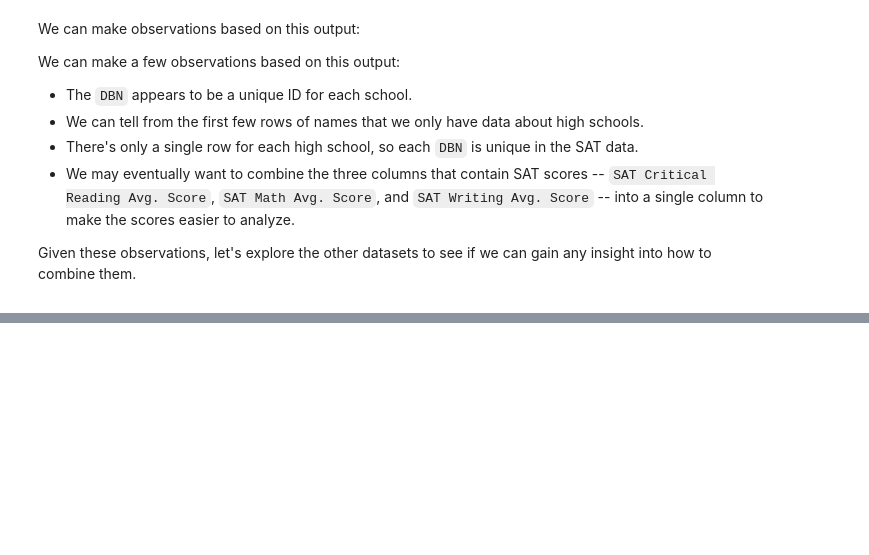
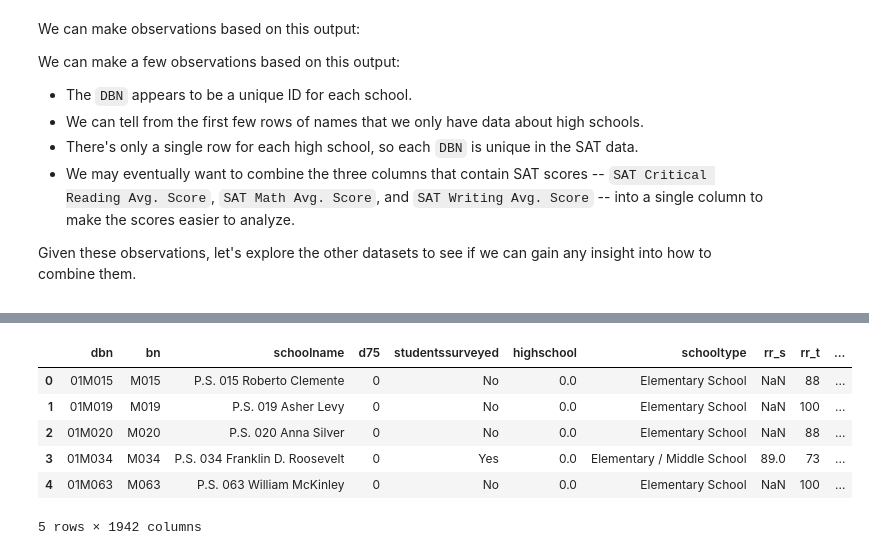
Before and after one commit to albertjimrod/Data-science-projects, a Jupyter notebook: 03_Data_Cleaning/Analyzing NYC High School Data/Analyzing_NYC_High_School_Data.ipynb, the cells around one changed output, grey strips where cells are left out. Cells and saved outputs as stored; diff of their text form; code cells hidden in the pictures; blank space fills up the shorter version.

```diff
--- a/03_Data_Cleaning/Analyzing NYC High School Data/Analyzing_NYC_High_School_Data.ipynb
+++ b/03_Data_Cleaning/Analyzing NYC High School Data/Analyzing_NYC_High_School_Data.ipynb
@@ -286,0 +310,12 @@ dataset: ap_2010       DBN                             SchoolName AP Test Takers
+# %%
+survey_all = pd.read_csv("schools/survey_all.txt",encoding='Windows-1252',delimiter='\t')
+# %%
+survey_all.head(5)
+# %% [output]
+|  | dbn | bn | schoolname | d75 | studentssurveyed | highschool | schooltype | rr_s | rr_t | ... |
+| 0 | 01M015 | M015 | P.S. 015 Roberto Clemente | 0 | No | 0.0 | Elementary School | NaN | 88 | ... |
+| 1 | 01M019 | M019 | P.S. 019 Asher Levy | 0 | No | 0.0 | Elementary School | NaN | 100 | ... |
+| 2 | 01M020 | M020 | P.S. 020 Anna Silver | 0 | No | 0.0 | Elementary School | NaN | 88 | ... |
+| 3 | 01M034 | M034 | P.S. 034 Franklin D. Roosevelt | 0 | Yes | 0.0 | Elementary / Middle School | 89.0 | 73 | ... |
+| 4 | 01M063 | M063 | P.S. 063 William McKinley | 0 | No | 0.0 | Elementary School | NaN | 100 | ... |
+5 rows × 1942 columns
```
Also changed, not shown: parts of 32 cells of this notebook, 1 other file.
